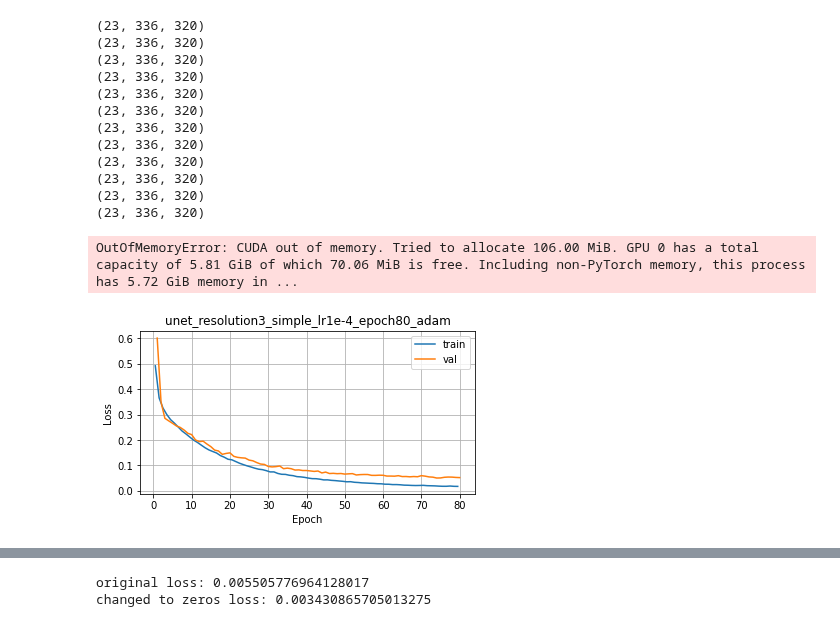
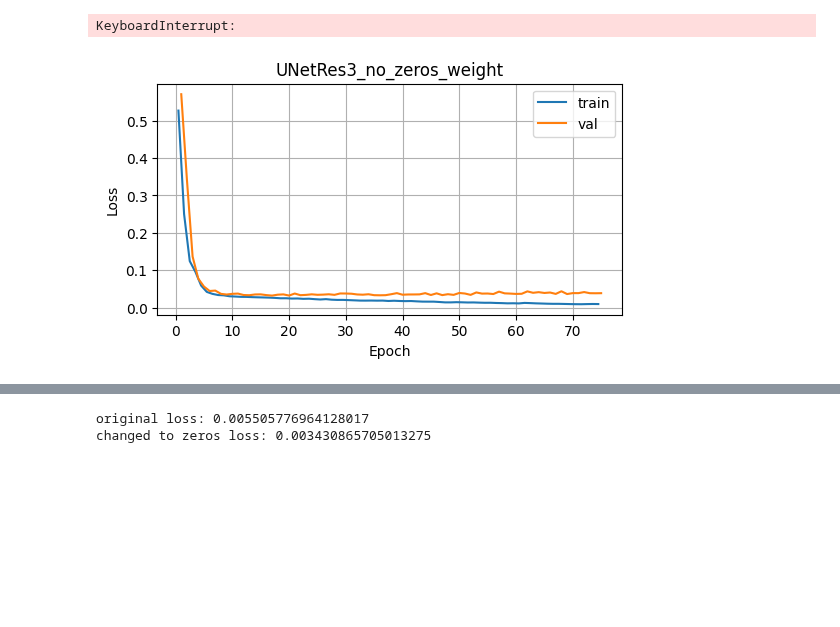
Before and after one commit to ychnli/sicpred, a Jupyter notebook: notebooks/models_testing.ipynb, the cells around one changed output, grey strips where cells are left out. Drawn from its saved outputs; the diff is of its cells as text; code cells hidden in the pictures; blank space fills up the shorter version.

```diff
--- a/notebooks/models_testing.ipynb
+++ b/notebooks/models_testing.ipynb
@@ -201,7 +305,7 @@ import h5py
 
 data_directory = os.path.join(DATA_DIRECTORY, 'sicpred/data_pairs_npy')
 configuration = 'simple'
-batch_size = 4
+batch_size = 32
 
 # Create dataset instances for training, validation, and testing
 train_dataset = SeaIceDataset(data_directory, configuration, split_array, start_prediction_months, split_type='train', target_shape=(336, 320))
@@ -213,7 +317,7 @@ train_loader = DataLoader(train_dataset, batch_size=batch_size, shuffle=True, nu
 val_loader = DataLoader(val_dataset, batch_size=batch_size, shuffle=False, num_workers=1)
 test_loader = DataLoader(test_dataset, batch_size=batch_size, shuffle=False, num_workers=1)
 # %%
-num_epochs = 80
+num_epochs = 75
 
 train_losses = []
 val_losses = []
@@ -272,37 +376,27 @@ print(f"Test Loss: {test_loss:.4f}")
 
 # Save the trained model
 os.makedirs(f"{DATA_DIRECTORY}/sicpred/models", exist_ok=True)
-model_full_name = f"{model_configs['name']}_{configuration}_lr{model_configs['lr']}_epoch{num_epochs}_{model_configs['optimizer']}_weightzeros"
+model_full_name = f"UNetRes3_no_zeros_weight"
+
+save_dict_to_pickle(model_hyperparam_configs, f"{DATA_DIRECTORY}/sicpred/models/{model_full_name}.pkl")
 torch.save(model.state_dict(), f"{DATA_DIRECTORY}/sicpred/models/{model_full_name}.pth")
 # %% [output]
-(23, 336, 320)
-(23, 336, 320)
-(23, 336, 320)
-(23, 336, 320)
-(23, 336, 320)
-(23, 336, 320)
-(23, 336, 320)
-(23, 336, 320)
-(23, 336, 320)
-(23, 336, 320)
-(23, 336, 320)
-(23, 336, 320)
+KeyboardInterrupt:
-OutOfMemoryError: CUDA out of memory. Tried to allocate 106.00 MiB. GPU 0 has a total capacity of 5.81 GiB of which 70.06 MiB is free. Including non-PyTorch memory, this process has 5.72 GiB memory in ...
 # %%
 
 plt.figure(figsize=(6,3))
-plt.plot(np.arange(0.5, 80.5, 1), train_losses, label="train")
-plt.plot(np.arange(1, 81, 1), val_losses, label="val")
+plt.plot(np.arange(0.5, 75.5, 1), train_losses, label="train")
+plt.plot(np.arange(1, 76, 1), val_losses, label="val")
 plt.legend()
 plt.title(model_full_name)
 
 plt.xlabel("Epoch")
 plt.ylabel("Loss")
 plt.grid()
 
-plt.savefig(f"../figures/{model_full_name}_training_curve", bbox_inches='tight', dpi=300)
+plt.savefig(f"../figures/training_curves/{model_full_name}_training_curve", bbox_inches='tight', dpi=300)
 # %% [output]
-[figure, old version]
+[figure, new version]
 # %%
 from torchsummary import summary
 summary(model, input_size=(23, 336, 320))
```
Also changed, not shown: parts of 5 cells of this notebook.
